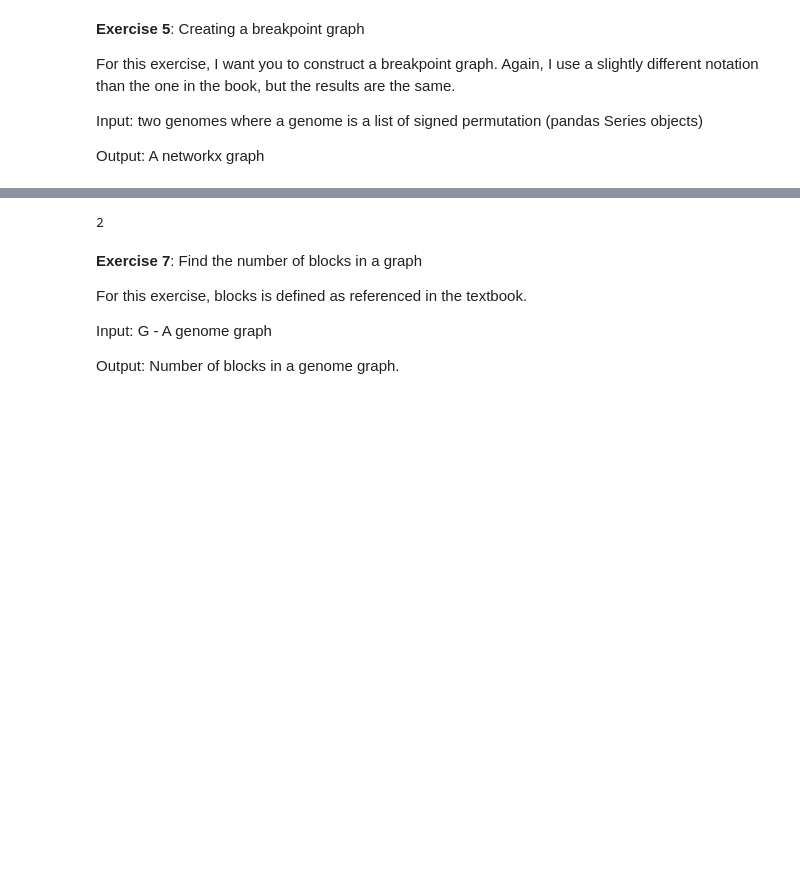
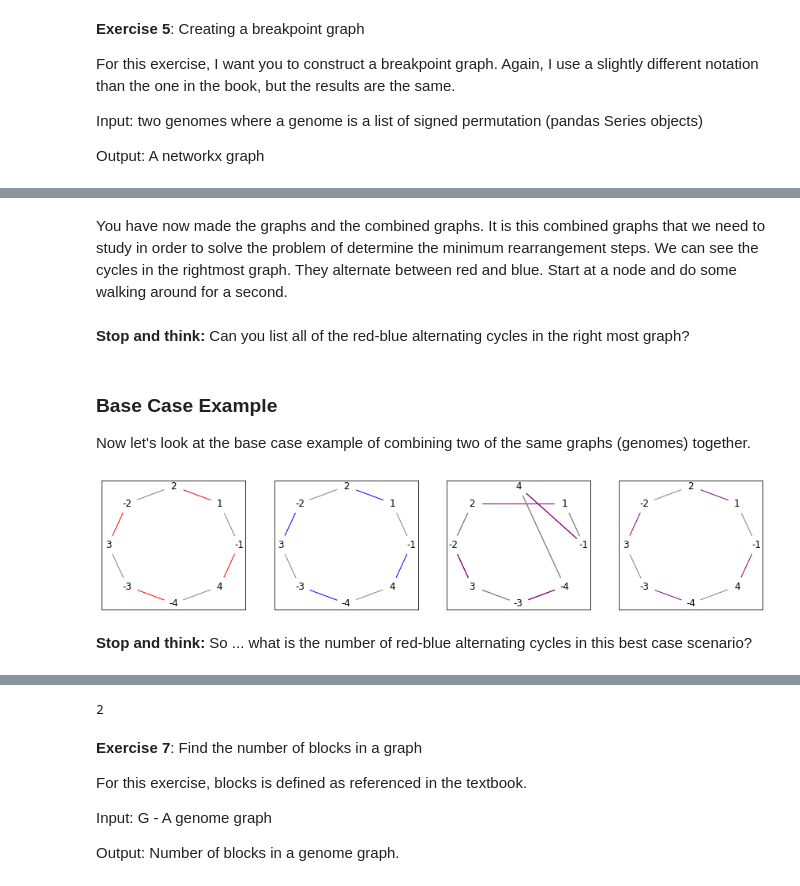
Before and after one commit to csc-448-2021-fall/csc-448-student, a Jupyter notebook: topics/Topic6.ipynb, the cells around one changed output, grey strips where cells are left out. Saved outputs shown, nothing was run; the diff lists cells and outputs as text; code cells hidden in the pictures; blank space fills up the shorter version.

```diff
--- a/topics/Topic6.ipynb
+++ b/topics/Topic6.ipynb
@@ -317,0 +455,26 @@ show_combined(G_P4_P5)
+# %% [markdown]
+You have now made the graphs and the combined graphs. It is this combined graphs that we need to study in order to solve the problem of determine the minimum rearrangement steps. We can see the cycles in the rightmost graph. They alternate between red and blue. Start at a node and do some walking around for a second.
+# %% [markdown]
+**Stop and think:** Can you list all of the red-blue alternating cycles in the right most graph?
+# %% [markdown]
+### Base Case Example
+Now let's look at the base case example of combining two of the same graphs (genomes) together.
+# %%
+G4 = genome_to_graph([P4])
+G5 = genome_to_graph([P4])
+
+# The rest is for plotting
+import matplotlib.pyplot as plt
+f,axs=plt.subplots(1,4,figsize=(15,3))
+plt.subplot(141)
+show(G4)
+plt.subplot(142)
+show(G5,red_blue=False)
+plt.subplot(143)
+show_combined(combine(G4,G5))
+plt.subplot(144)
+show(G4,G5,P_G=G4)
+# %% [output]
+[figure, added]
+# %% [markdown]
+**Stop and think:** So ... what is the number of red-blue alternating cycles in this best case scenario?
```
Also changed, not shown: parts of 39 cells of this notebook, 2 other files.
